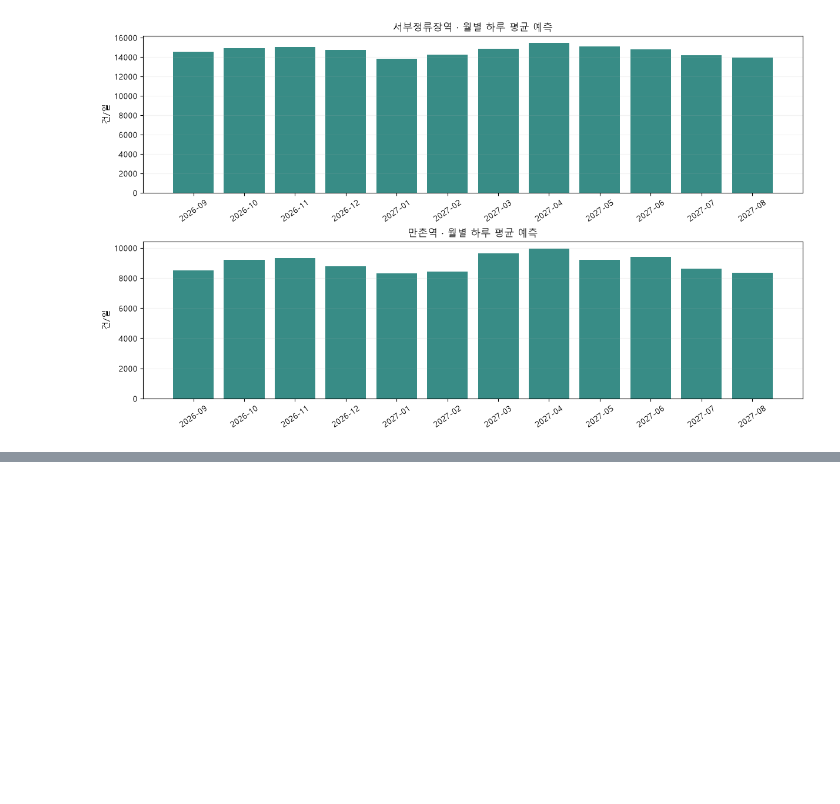
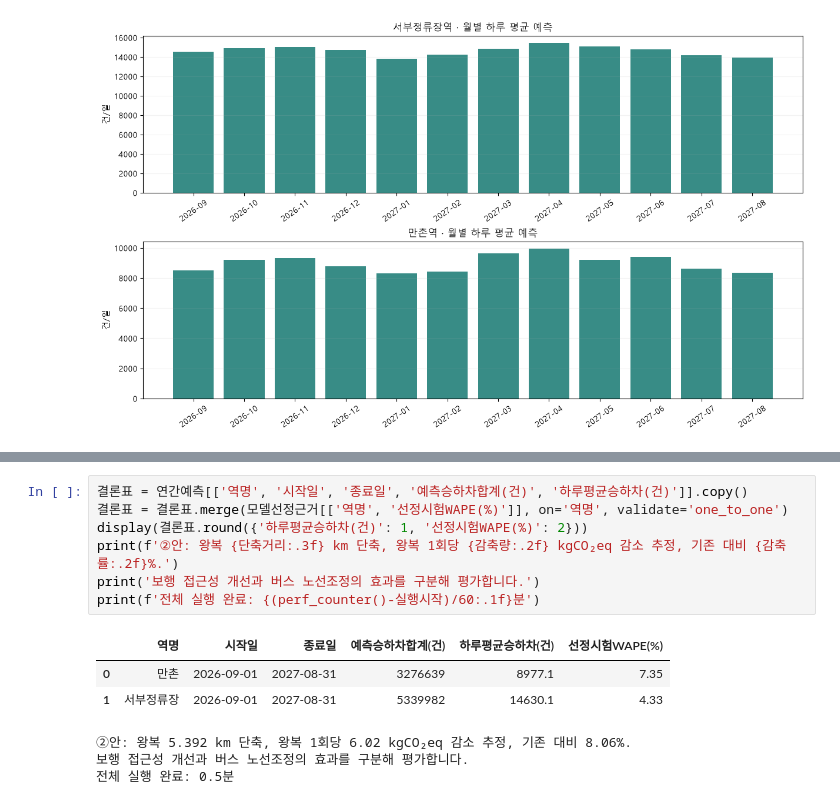
Before and after one commit to SEOWONHYUN/traffic-competition, a Jupyter notebook: 서부정류장_만촌역_수요예측.ipynb, the cells around one changed output, grey strips where cells are left out. Cells and saved outputs as stored; diff of their text form; blank space fills up the shorter version.

```diff
--- a/서부정류장_만촌역_수요예측.ipynb
+++ b/서부정류장_만촌역_수요예측.ipynb
@@ -686,0 +832,14 @@ display(pd.DataFrame([{'역명':s,'모델':MODEL_LABELS[역별모델[s]],**metri
+# %%
+결론표 = 연간예측[['역명', '시작일', '종료일', '예측승하차합계(건)', '하루평균승하차(건)']].copy()
+결론표 = 결론표.merge(모델선정근거[['역명', '선정시험WAPE(%)']], on='역명', validate='one_to_one')
+display(결론표.round({'하루평균승하차(건)': 1, '선정시험WAPE(%)': 2}))
+print(f'②안: 왕복 {단축거리:.3f} km 단축, 왕복 1회당 {감축량:.2f} kgCO₂eq 감소 추정, 기존 대비 {감축률:.2f}%.')
+print('보행 접근성 개선과 버스 노선조정의 효과를 구분해 평가합니다.')
+print(f'전체 실행 완료: {(perf_counter()-실행시작)/60:.1f}분')
+# %% [output]
+|  | 역명 | 시작일 | 종료일 | 예측승하차합계(건) | 하루평균승하차(건) | 선정시험WAPE(%) |
+| 0 | 만촌 | 2026-09-01 | 2027-08-31 | 3276639 | 8977.1 | 7.35 |
+| 1 | 서부정류장 | 2026-09-01 | 2027-08-31 | 5339982 | 14630.1 | 4.33 |
+②안: 왕복 5.392 km 단축, 왕복 1회당 6.02 kgCO₂eq 감소 추정, 기존 대비 8.06%.
+보행 접근성 개선과 버스 노선조정의 효과를 구분해 평가합니다.
+전체 실행 완료: 0.5분
```
Also changed, not shown: parts of 21 cells of this notebook, 9 other files.
